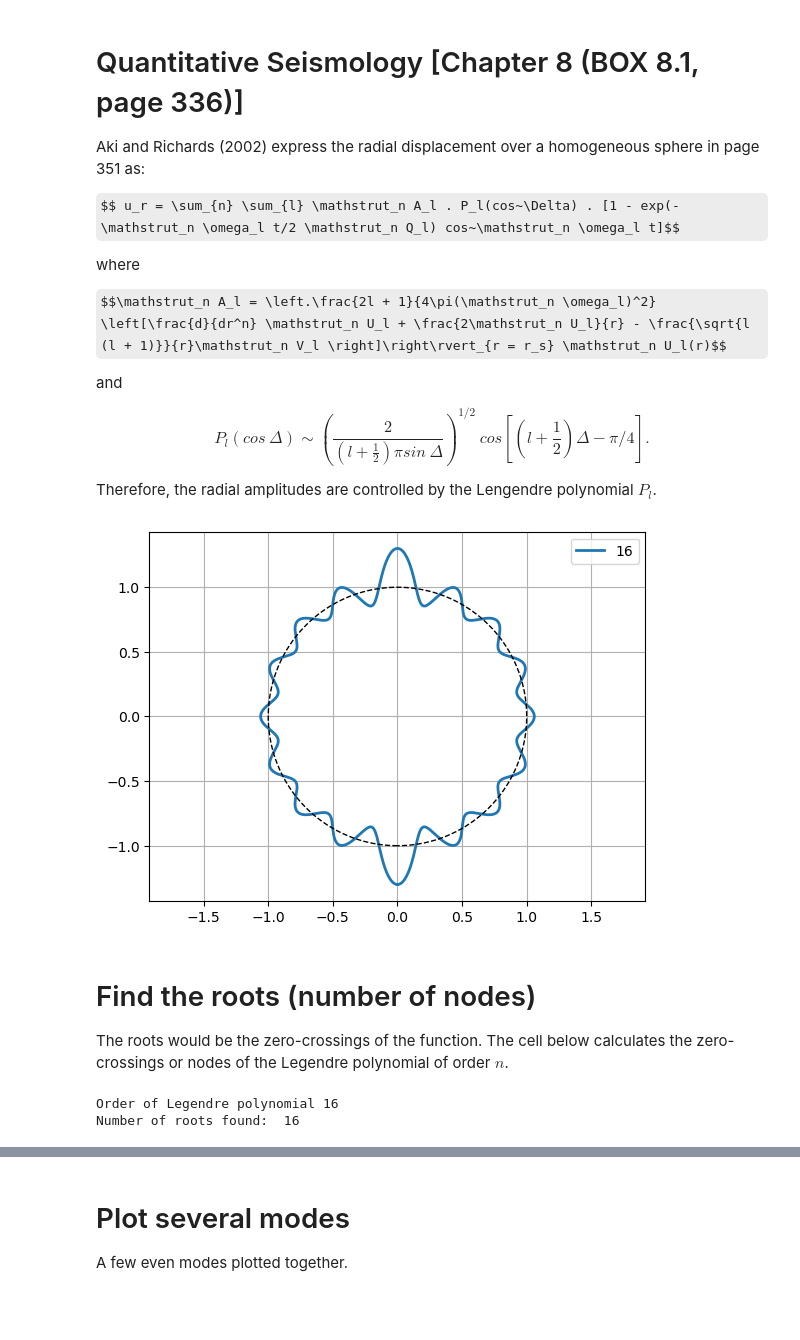
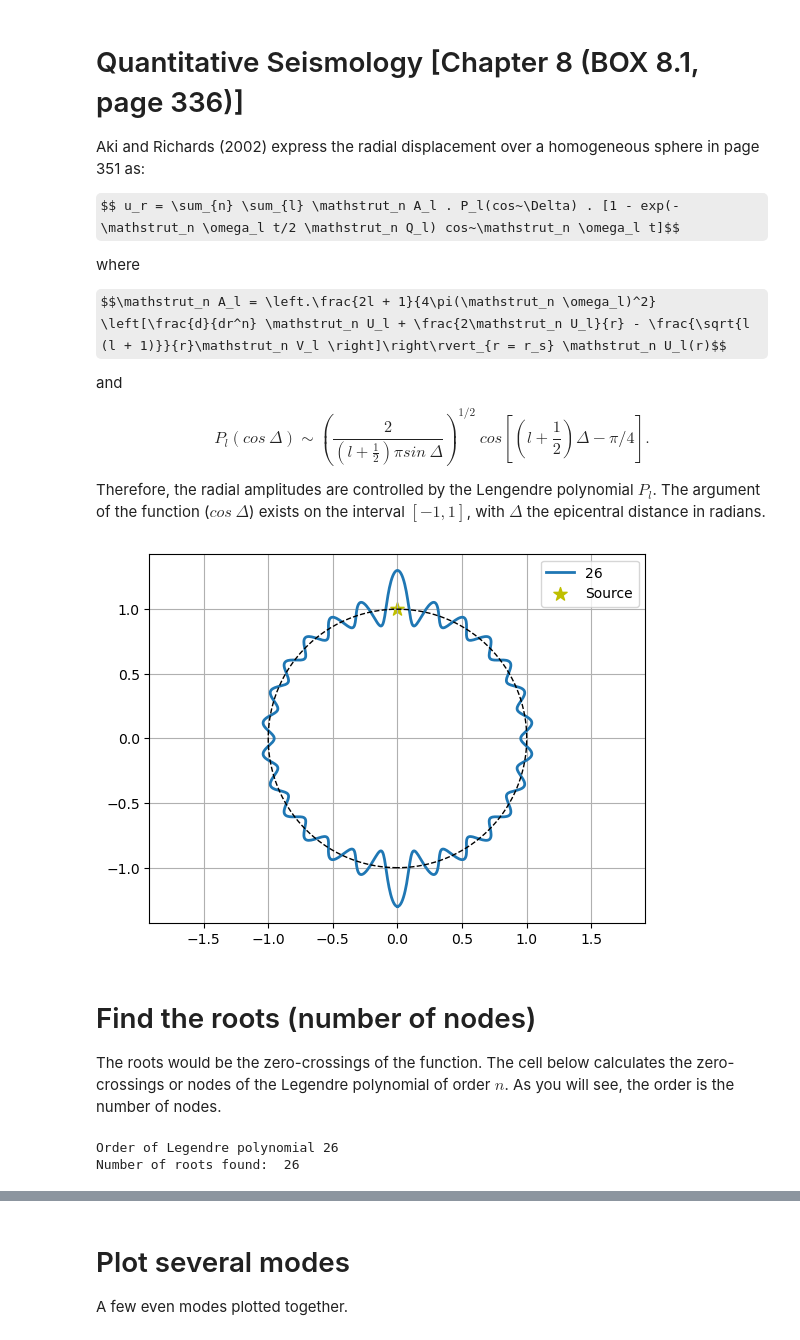
Before and after one commit to edur409/Circumferential-Surface-Waves, a Jupyter notebook: Fundamental_Modes/Legendre_Sphere_Fundamental_Modes.ipynb, the cells around one changed output, grey strips where cells are left out. Saved outputs shown, nothing was run; the diff lists cells and outputs as text; code cells hidden in the pictures; some formulas as TeX source; blank space fills up the shorter version.

```diff
--- a/Fundamental_Modes/Legendre_Sphere_Fundamental_Modes.ipynb
+++ b/Fundamental_Modes/Legendre_Sphere_Fundamental_Modes.ipynb
@@ -13,31 +13,32 @@ and
 
 $$P_l(cos~\Delta) \sim \left(\frac{2}{(l + \frac{1}{2})\pi sin~\Delta}\right)^{1/2}~cos[(l + \frac{1}{2})\Delta - \pi/4].$$
 
-Therefore, the radial amplitudes are controlled by the Lengendre polynomial $P_l$.
+Therefore, the radial amplitudes are controlled by the Lengendre polynomial $P_l$.  The argument of the function ($cos~\Delta$) exists on the interval $[-1, 1]$, with $\Delta$ the epicentral distance in radians.
 # %%
 from scipy.special import eval_legendre
 import numpy as np
 import matplotlib.pyplot as plt
 
 N = 1000 # number of points to discretize the interval  into
 epicentral_distance = np.linspace(-np.pi, np.pi, N)
 x = np.cos(epicentral_distance)
 
 R = 1.0
-n = 16 # Order of polynomial
+n = 26 # Order of polynomial
 plt.figure()
 u_r = R + 0.3*R*eval_legendre(n, x) # Radial displacement amplitude
 plt.plot(u_r*np.sin(epicentral_distance), u_r*np.cos(epicentral_distance), lw = 2, label = str(n))
 plt.plot(R*np.sin(epicentral_distance), R*np.cos(epicentral_distance), c = 'k', ls = '--', lw = 1)
+plt.scatter(0, R, marker = '*', s = 100, color = 'y', label = 'Source')
 plt.legend()
 plt.axis('equal')
 plt.grid(True)
 # %% [output]
-[figure, old version]
+[figure, new version]
 # %% [markdown]
 # Find the roots (number of nodes)
 
-The roots would be the zero-crossings of the function. The cell below calculates the zero-crossings or nodes of the Legendre polynomial of order $n$.
+The roots would be the zero-crossings of the function. The cell below calculates the zero-crossings or nodes of the Legendre polynomial of order $n$.  As you will see, the order is the number of nodes.
 # %%
 from scipy import optimize
 def f(x):
@@ -45,7 +46,7 @@ def f(x):
 
 ROOTS = []
 r = 0
-incre = u_r[int(N/2)]
+incre = 1.0
 for j in range(10**6):
     past = incre
     val1 = f(incre)
@@ -59,7 +60,7 @@ for j in range(10**6):
 print('Order of Legendre polynomial', n)
 print('Number of roots found: ', r)
 # %% [output]
-Order of Legendre polynomial 16
-Number of roots found:  16
+Order of Legendre polynomial 26
+Number of roots found:  26
 # %%
 # Plot the roots
```
Also changed, not shown: parts of 3 cells of this notebook.
